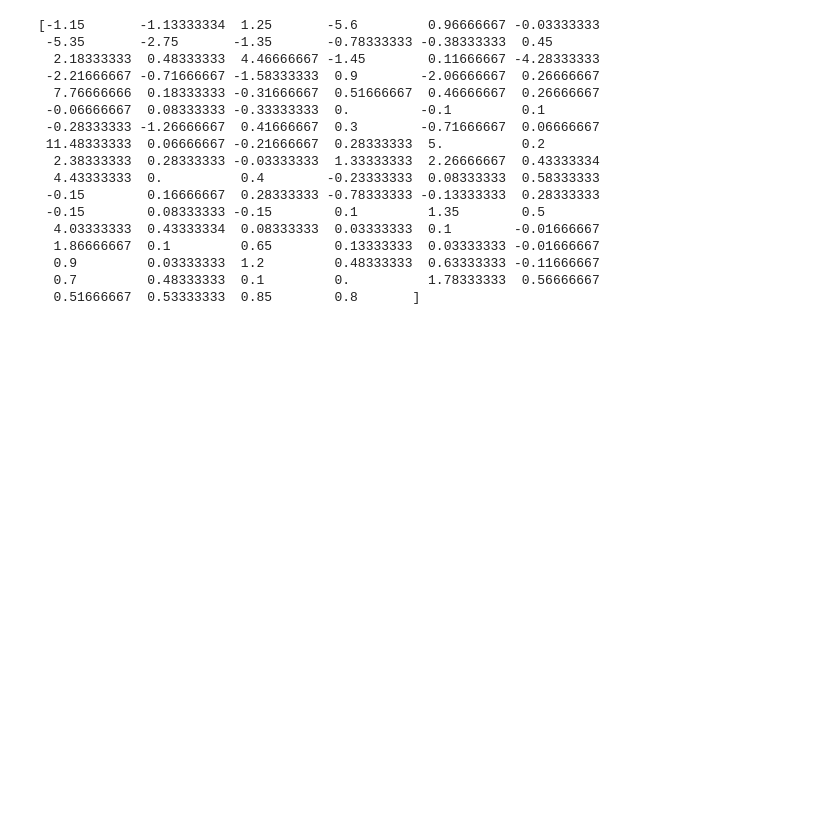
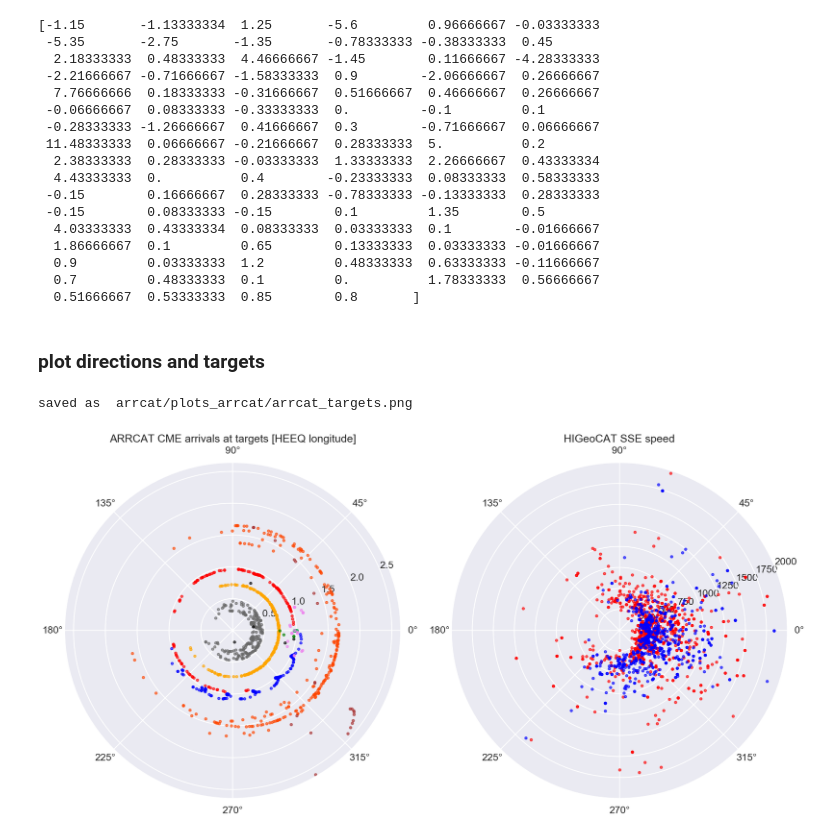
Before and after one commit to cmoestl/heliocats, a Jupyter notebook: arrcat.ipynb, the cells around one changed output. Drawn from its saved outputs; the diff is of its cells as text; code cells hidden in the pictures; blank space fills up the shorter version.

Commit message:
finished arrcat 2.0

```diff
--- a/arrcat.ipynb
+++ b/arrcat.ipynb
@@ -511,3 +510,72 @@ print(deltata)
   0.9         0.03333333  1.2         0.48333333  0.63333333 -0.11666667
   0.7         0.48333333  0.1         0.          1.78333333  0.56666667
   0.51666667  0.53333333  0.85        0.8       ]
+# %% [markdown]
+### plot directions and targets
+# %%
+
+plt.rcParams["figure.figsize"] = (19,11)
+
+sns.set_context('talk')
+sns.set_style('darkgrid')
+
+
+
+fig=plt.figure(1, figsize=(18,10), dpi=100)
+ax = plt.subplot(121,projection='polar')
+
+plt.title('ARRCAT CME arrivals at targets [HEEQ longitude]')
+
+#get indices for each target
+merci=np.where(ac.target_name=='Mercury')[0]
+venusi=np.where(ac.target_name=='Venus')[0]
+earthi=np.where(ac.target_name=='Earth_L1')[0]
+marsi=np.where(ac.target_name=='Mars')[0]
+
+stai=np.where(ac.target_name=='STEREO-A')[0]
+stbi=np.where(ac.target_name=='STEREO-B')[0]
+pspi=np.where(ac.target_name=='PSP')[0]
+soloi=np.where(ac.target_name=='SolarOrbiter')[0]
+bepii=np.where(ac.target_name=='BepiColombo')[0]
+ulyi=np.where(ac.target_name=='Ulysses')[0]
+
+#markersize
+ms=15
+#alpha
+al=0.6
+
+ax.scatter(np.radians(ac.target_heeq_lon[merci]),ac.target_distance[merci],s=ms,c='dimgrey', alpha=al)
+ax.scatter(np.radians(ac.target_heeq_lon[venusi]),ac.target_distance[venusi],s=ms,c='orange', alpha=al)
+ax.scatter(np.radians(ac.target_heeq_lon[earthi]),ac.target_distance[earthi],s=ms,c='mediumseagreen', alpha=al)
+ax.scatter(np.radians(ac.target_heeq_lon[marsi]),ac.target_distance[marsi],s=ms,c='orangered', alpha=al)
+
+ax.scatter(np.radians(ac.target_heeq_lon[stai]),ac.target_distance[stai],s=ms,c='red', alpha=al)
+ax.scatter(np.radians(ac.target_heeq_lon[stbi]),ac.target_distance[stbi],s=ms,c='blue', alpha=al)
+
+ax.scatter(np.radians(ac.target_heeq_lon[pspi]),ac.target_distance[pspi],s=ms,c='black', alpha=al)
+ax.scatter(np.radians(ac.target_heeq_lon[soloi]),ac.target_distance[soloi],s=ms,c='green', alpha=al)
+ax.scatter(np.radians(ac.target_heeq_lon[bepii]),ac.target_distance[bepii],s=ms,c='violet', alpha=al)
+ax.scatter(np.radians(ac.target_heeq_lon[ulyi]),ac.target_distance[ulyi],s=ms,c='brown', alpha=al)
+
+plt.ylim([0,np.max(ac.target_distance)+0.03])
+
+
+
+ax = plt.subplot(122,projection='polar')
+plt.title('HIGeoCAT SSE speed')
+hiai=np.where(ac.sc=='A')[0]
+hibi=np.where(ac.sc=='B')[0]
+
+ax.scatter(np.radians(ac.sse_heeq_lon[hiai].astype(float)),ac.sse_speed[hiai],s=ms,c='red', alpha=al)
+ax.scatter(np.radians(ac.sse_heeq_lon[hibi].astype(float)),ac.sse_speed[hibi],s=ms,c='blue', alpha=al)
+
+plt.ylim([0,2000])
+
+plt.tight_layout()
+
+plotfile='arrcat/plots_arrcat/arrcat_targets.png'
+plt.savefig(plotfile)
+print('saved as ',plotfile)
+# %% [output]
+saved as  arrcat/plots_arrcat/arrcat_targets.png
+[figure, added]
```
Also changed, not shown: parts of 3 cells of this notebook, 11 other files.
